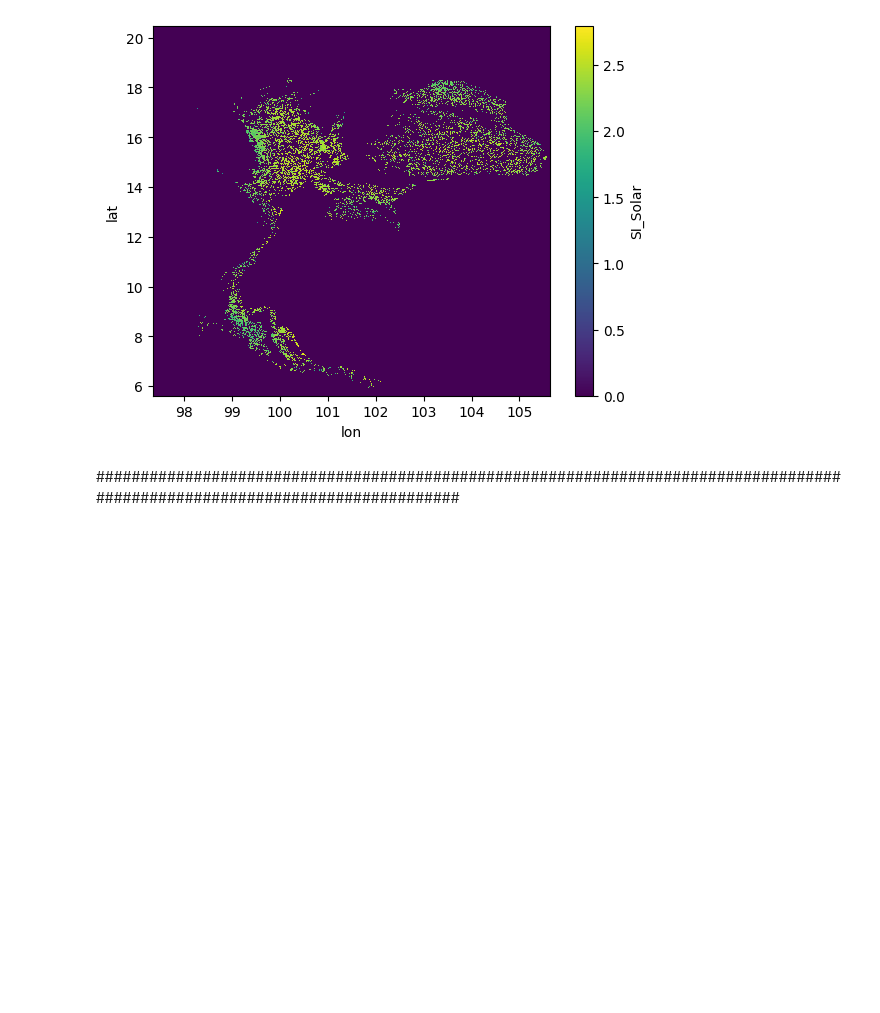
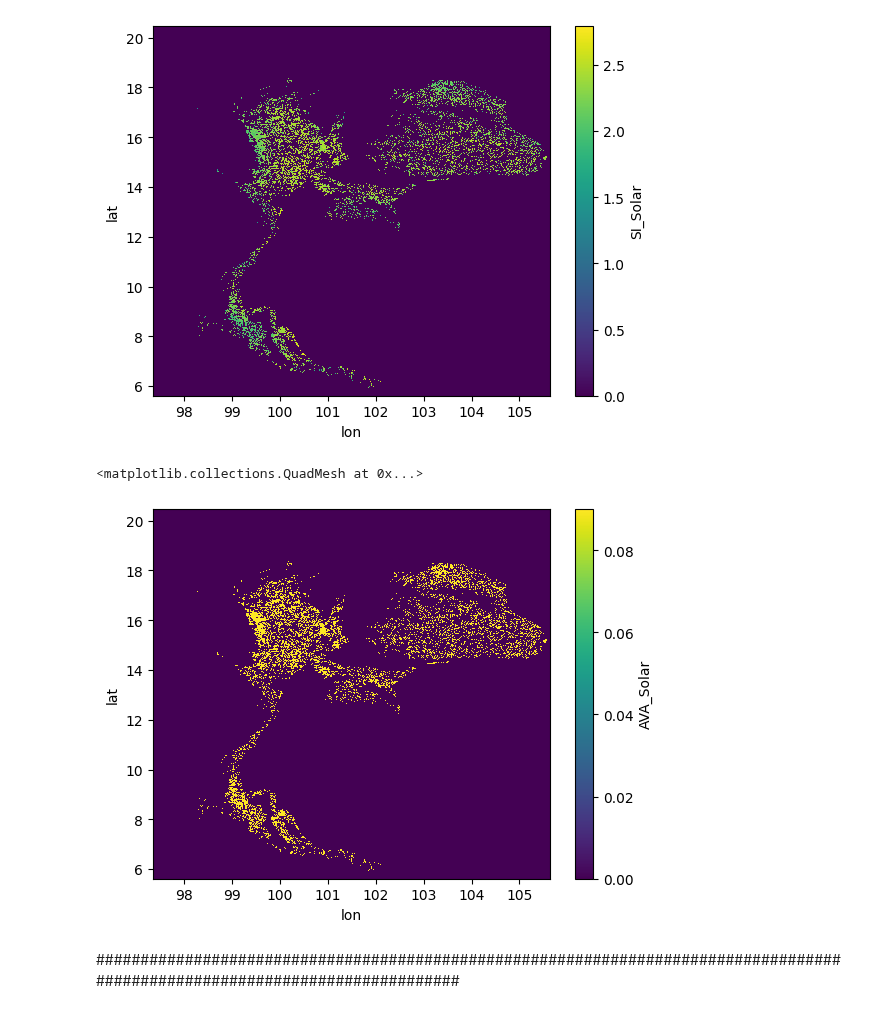
Before and after one commit to NarasetS/REPowerPlant_Siting, a Jupyter notebook: 10_SI_Farmarea_SolarWind_xarray.ipynb, the cells around one changed output. Saved outputs shown, nothing was run; the diff lists cells and outputs as text; code cells hidden in the pictures; blank space fills up the shorter version.

```diff
--- a/10_SI_Farmarea_SolarWind_xarray.ipynb
+++ b/10_SI_Farmarea_SolarWind_xarray.ipynb
@@ -501,6 +501,10 @@ xr_final_SI['FRA_SI_Solar'].plot(figsize=(10,10))
 
 xr_final_SI['SI_Wind'] = xr_final_SI['SI_Wind'] + (xr_final_SI['FRA_SI_Wind'] * weight_wind[9])
 xr_final_SI['SI_Solar'] = xr_final_SI['SI_Solar'] + (xr_final_SI['FRA_SI_Solar'] * weight_solar[9])
+
+xr_final_SI['AVA_Wind'] = xr.where(xr_final_SI['SI_Wind'] == 0 ,0,xr_final_SI['AVA_Wind'])
+xr_final_SI['AVA_Solar'] = xr.where(xr_final_SI['SI_Solar'] == 0 ,0,xr_final_SI['AVA_Solar'])
+
 check_weight_wind = check_weight_wind + weight_wind[9]
 check_weight_solar = check_weight_solar + weight_solar[9]
 
@@ -540,6 +544,11 @@ xr_final_SI['SI_Solar'].plot()
 # %% [output]
 <matplotlib.collections.QuadMesh at 0x...>
 [figure]
+# %%
+xr_final_SI['AVA_Solar'].plot()
+# %% [output]
+<matplotlib.collections.QuadMesh at 0x...>
+[figure, added]
 # %%
 xr_final_SI.to_netcdf(path='Output\\xr_final_SI.nc')
 # %% [markdown]
```
Also changed, not shown: 5 other files.
